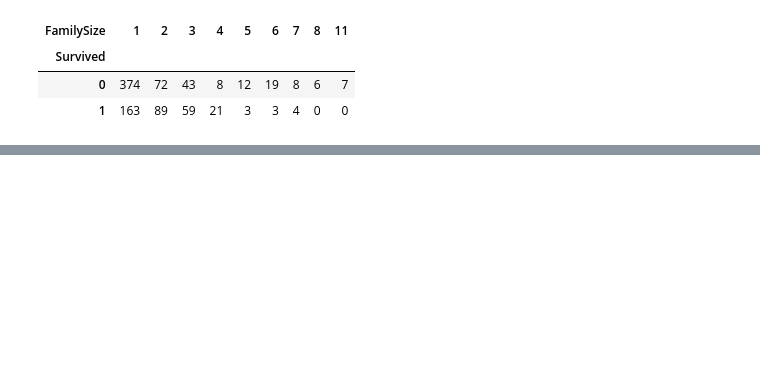
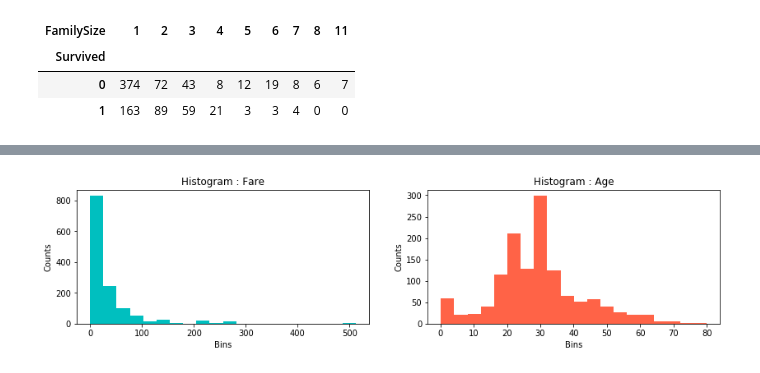
Before and after one commit to bhushangoel/titanic-disaster-data-science, a Jupyter notebook: notebooks/exploring-processing-data.ipynb, the cells around one changed output, grey strips where cells are left out. Saved outputs shown, nothing was run; the diff lists cells and outputs as text; code cells hidden in the pictures; blank space fills up the shorter version.

```diff
--- a/notebooks/exploring-processing-data.ipynb
+++ b/notebooks/exploring-processing-data.ipynb
@@ -587,0 +1230,17 @@ pd.crosstab(df[df.Survived != -888].Survived, df[df.Survived != -888].FamilySize
+# %%
+#Subplots
+
+f, (ax1, ax2) = plt.subplots(1, 2, figsize=(14, 3))
+ax1.hist(df.Fare, bins=20, color='c')
+ax1.set_title('Histogram : Fare')
+ax1.set_xlabel('Bins')
+ax1.set_ylabel('Counts')
+
+ax2.hist(df.Age, bins=20, color='tomato')
+ax2.set_title('Histogram : Age')
+ax2.set_xlabel('Bins')
+ax2.set_ylabel('Counts')
+
+plt.show()
+# %% [output]
+[figure, added]
```
Also changed, not shown: parts of 101 cells of this notebook.
